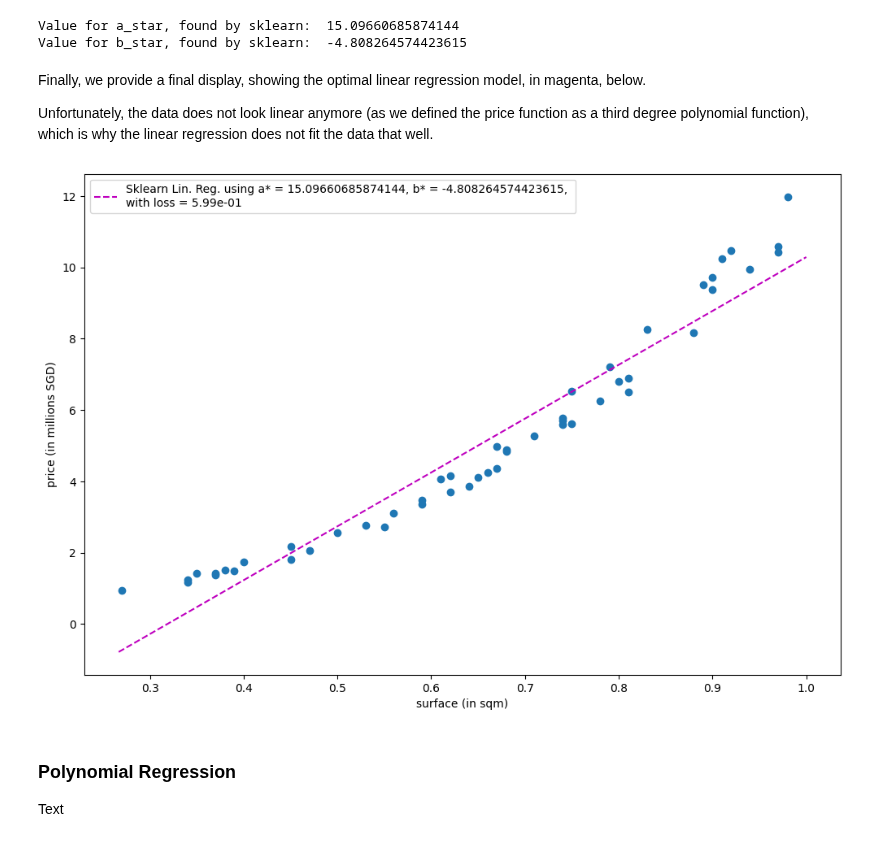
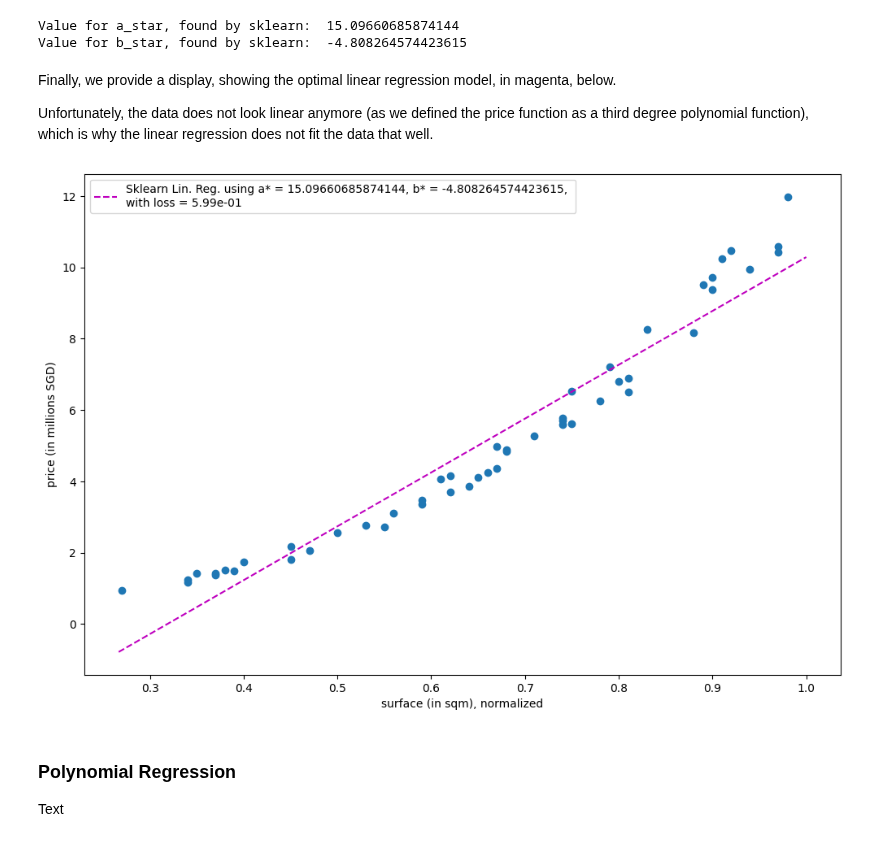
Before and after one commit to matthieudemari/SUTD_DL_50_039, a Jupyter notebook: W1/0. All/Code files/3. Polynomial Regression, Train-Test Splitting and Overfitting-Underfitting.ipynb, the cells around one changed output. Cells and saved outputs as stored; diff of their text form; code cells hidden in the pictures.

```diff
--- a/W1/0. All/Code files/3. Polynomial Regression, Train-Test Splitting and Overfitting-Underfitting.ipynb
+++ b/W1/0. All/Code files/3. Polynomial Regression, Train-Test Splitting and Overfitting-Underfitting.ipynb
@@ -87,27 +89,27 @@ print("Value for b_star, found by sklearn: ", b_sk)
 Value for a_star, found by sklearn:  15.09660685874144
 Value for b_star, found by sklearn:  -4.808264574423615
 # %% [markdown]
-Finally, we provide a final display, showing the optimal linear regression model, in magenta, below.
+Finally, we provide a display, showing the optimal linear regression model, in magenta, below.
 
 Unfortunately, the data does not look linear anymore (as we defined the price function as a third degree polynomial function), which is why the linear regression does not fit the data that well.
 # %%
 # Display dataset
 plt.figure(figsize = (12, 8))
 plt.scatter(inputs, outputs)
-plt.xlabel("surface (in sqm)")
+plt.xlabel("surface (in sqm), normalized")
 plt.ylabel("price (in millions SGD)")
 
 # Optimal linreg
 linreg_dataset = linreg(a_sk, b_sk, min_surf, max_surf, n_points)
 loss = loss_mse(a_sk, b_sk, inputs, outputs)
 legend = "Sklearn Lin. Reg. using a* = {}, b* = {}, \nwith loss = {}".format(a_sk, b_sk, loss)
 plt.plot(get_x_list(linreg_dataset), get_y_list(linreg_dataset), 'm--', label = legend)
 
 # Display
-plt.legend(loc='best')
+plt.legend(loc = 'best')
 plt.show()
 # %% [output]
-[figure, old version]
+[figure, new version]
 # %% [markdown]
 ### Polynomial Regression
 
```
Also changed, not shown: parts of 8 cells of this notebook, 3 other files.
